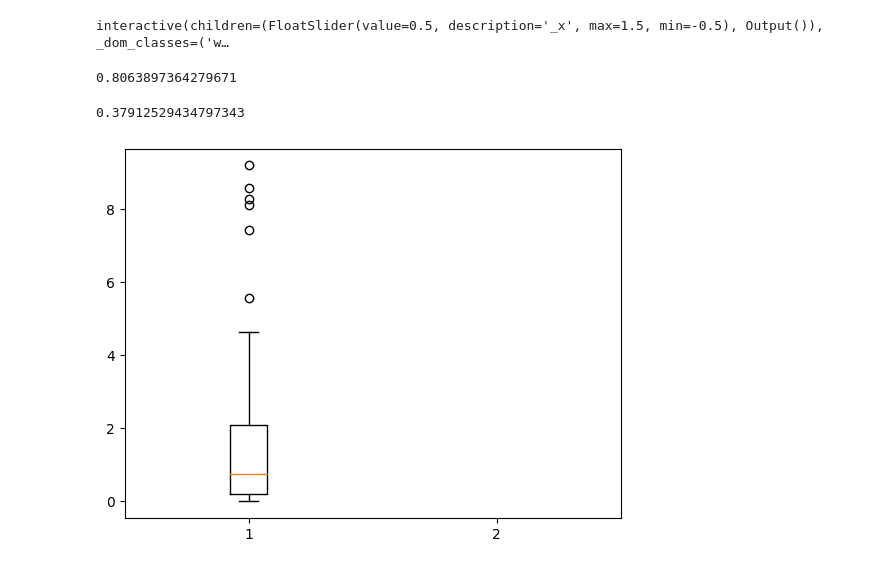
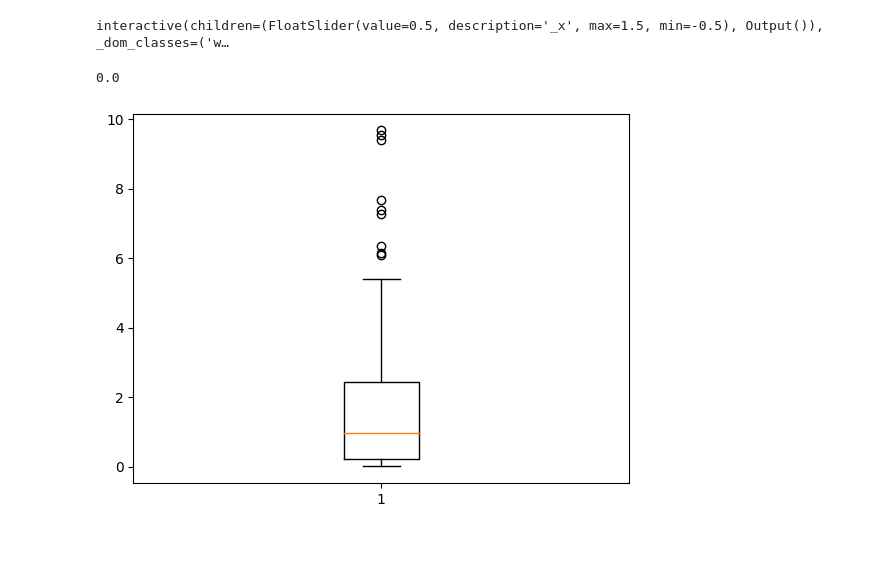
Before and after one commit to matthieubulte/pyfrechet, a Jupyter notebook: notebooks/Frechet Regression.ipynb, the cells around one changed output. Drawn from its saved outputs; the diff is of its cells as text; code cells hidden in the pictures.

```diff
--- a/notebooks/Frechet Regression.ipynb
+++ b/notebooks/Frechet Regression.ipynb
@@ -58,0 +64,11 @@ plt.legend()
+# %%
+from regression.forests import RandomForest
+from regression.trees import MedoidTree
+
+y_train.compute_distances()
+forest = RandomForest(MedoidTree(), 500, 0.75).fit(x_train, y_train)
+
+preds = forest.predict(x_test)
+errs = M.d(y_test, preds)**2
+
+errs.mean()
@@ -58,0 +85,11 @@ plt.legend()
+# %%
+from regression.nadaraya_watson import NadarayaWatson
+from regression.kernels import epanechnikov, gaussian
+
+# for bw in [0.002, 0.004, 0.005, 0.006, 0.008, 0.01]:
+# for bw in [0.002, 0.004, 0.005, 0.006, 0.008, 0.01]:
+for bw in [0.0005, 0.001, 0.005, 0.01, 0.02]:
+    nw = NadarayaWatson(gaussian, bw=bw).fit(x_train, y_train)
+    preds = nw.predict(x_test)
+    errs = Sphere(1).d(y_test, preds)**2
+    print(bw, errs[~np.isnan(errs)].mean(), np.isnan(errs).sum())
@@ -97,16 +136,12 @@ interact(update);
 [interactive output not drawn]
 [interactive output not drawn]
 interactive(children=(FloatSlider(value=0.5, description='_x', max=1.5, min=-0.5), Output()), _dom_classes=('w…
-# %%
-est.weights_for([0.6]).max()
-# %% [output]
-0.8063897364279671
-# %%
-est.weights_for([0.5]).max()
-# %% [output]
-0.37912529434797343
+# %%
+est.weights_for([0.4]).min()
+# %% [output]
+0.0
 # %%
 %matplotlib inline
-plt.boxplot(errs.T);
+plt.boxplot(errs[~np.isnan(errs)]);
 # %% [output]
-[figure, old version]
+[figure, new version]
```
Also changed, not shown: parts of 7 cells of this notebook, 7 other files.
